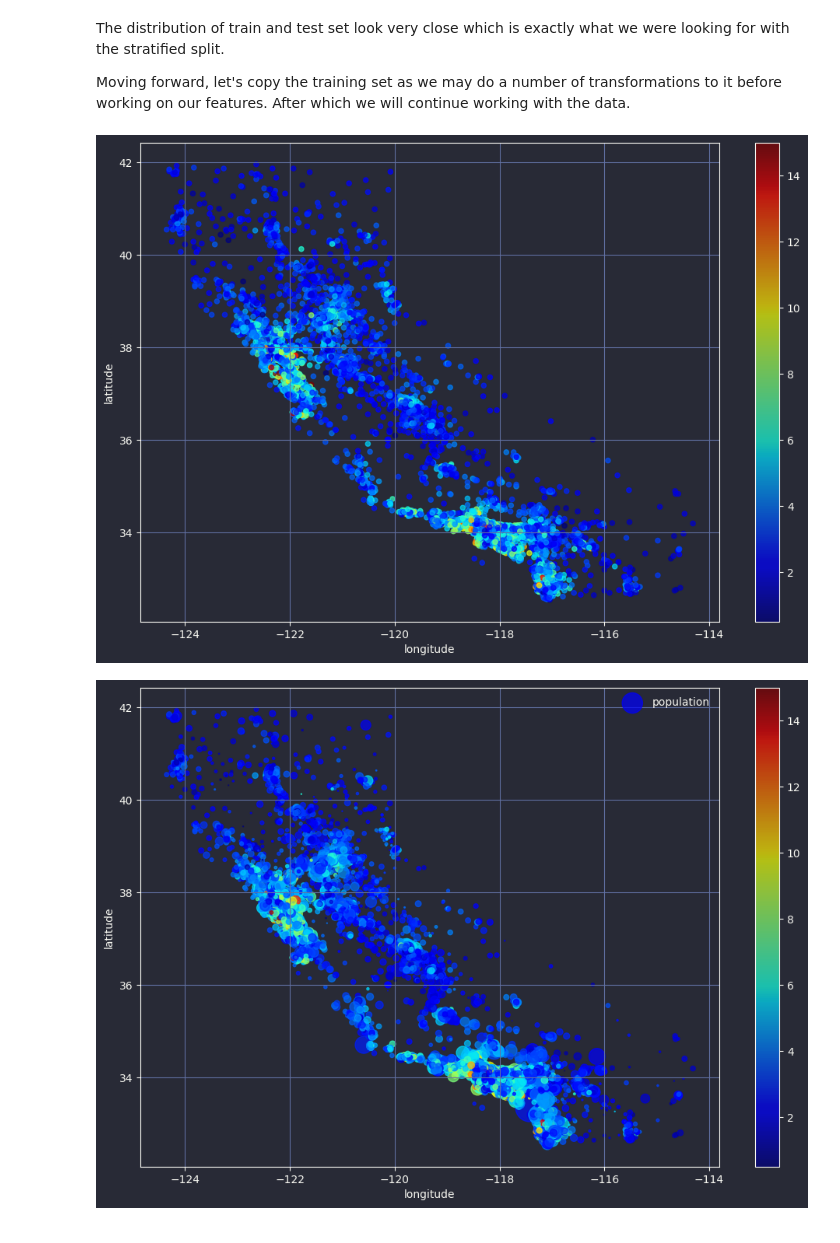
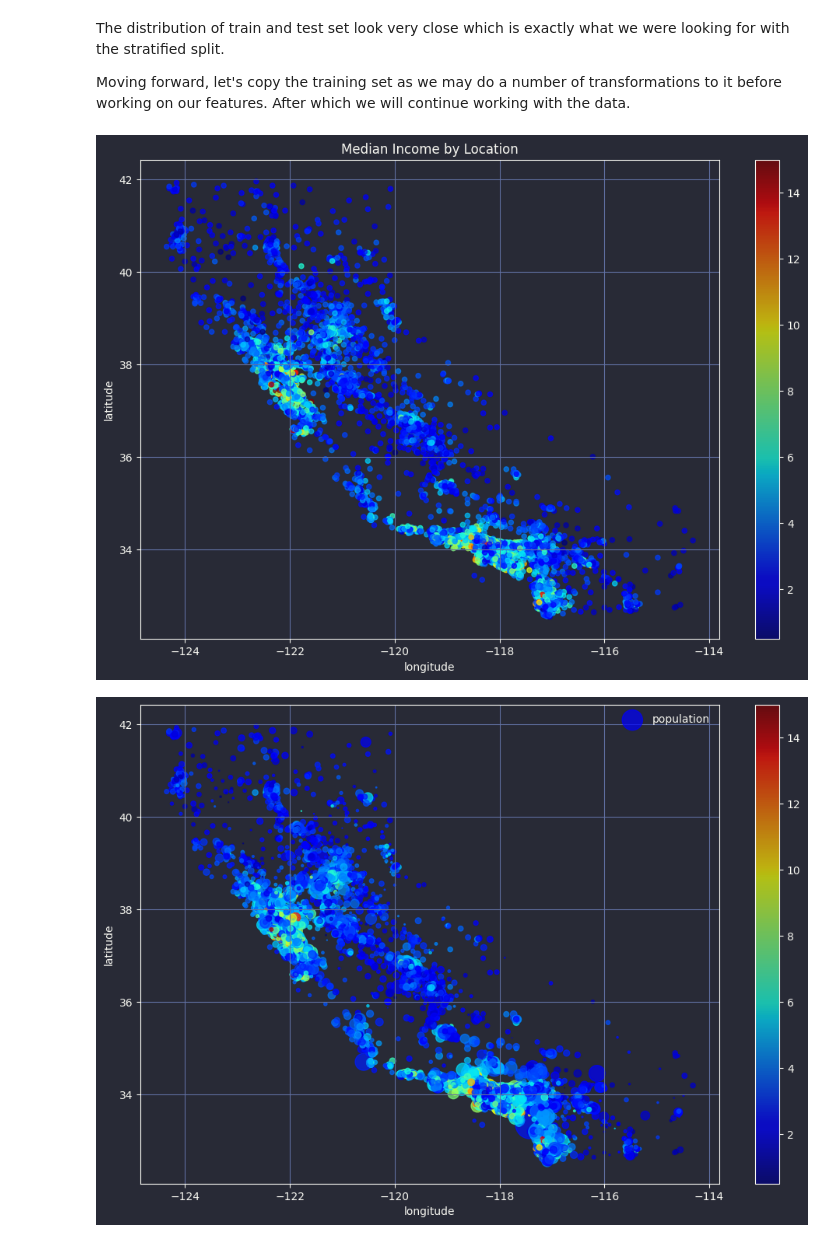
Before and after one commit to NickMarini/data-science, a Jupyter notebook: notebooks/california_housing.ipynb, the cells around one changed output. Cells and saved outputs as stored; diff of their text form; code cells hidden in the pictures.

```diff
--- a/notebooks/california_housing.ipynb
+++ b/notebooks/california_housing.ipynb
@@ -139,14 +139,15 @@ Moving forward, let's copy the training set as we may do a number of transformat
 # %%
 # copy the training set to a new dataframe
 housing_train_df = train_set.copy()
 
 # plot the latitude and longitude of the training set
-train_set.plot(kind='scatter', x='longitude', y='latitude', grid=True, alpha=0.7, c=train_set['median_income'], figsize=(12,8), cmap=plt.get_cmap('jet'))
+housing_train_df.plot(kind='scatter', x='longitude', y='latitude', grid=True, alpha=0.7, c=train_set['median_income'], figsize=(12,8), cmap=plt.get_cmap('jet'))
+plt.title('Median Income by Location')
 plt.show()
 
 # yes it looks like california, and a weather map - it was a bit of fun to mess around with the alpha and cmap parameters
 # %% [output]
-[figure, old version]
+[figure, new version]
 # %%
 # let's expand on the visualization a bit, add the population size as a circle size
 train_set.plot(kind='scatter', x='longitude', y='latitude', grid=True, alpha=0.7, c=train_set['median_income'], figsize=(12,8), cmap=plt.get_cmap('jet'), s=train_set['population']/50, label='population')
```
Also changed, not shown: parts of 5 cells of this notebook.
